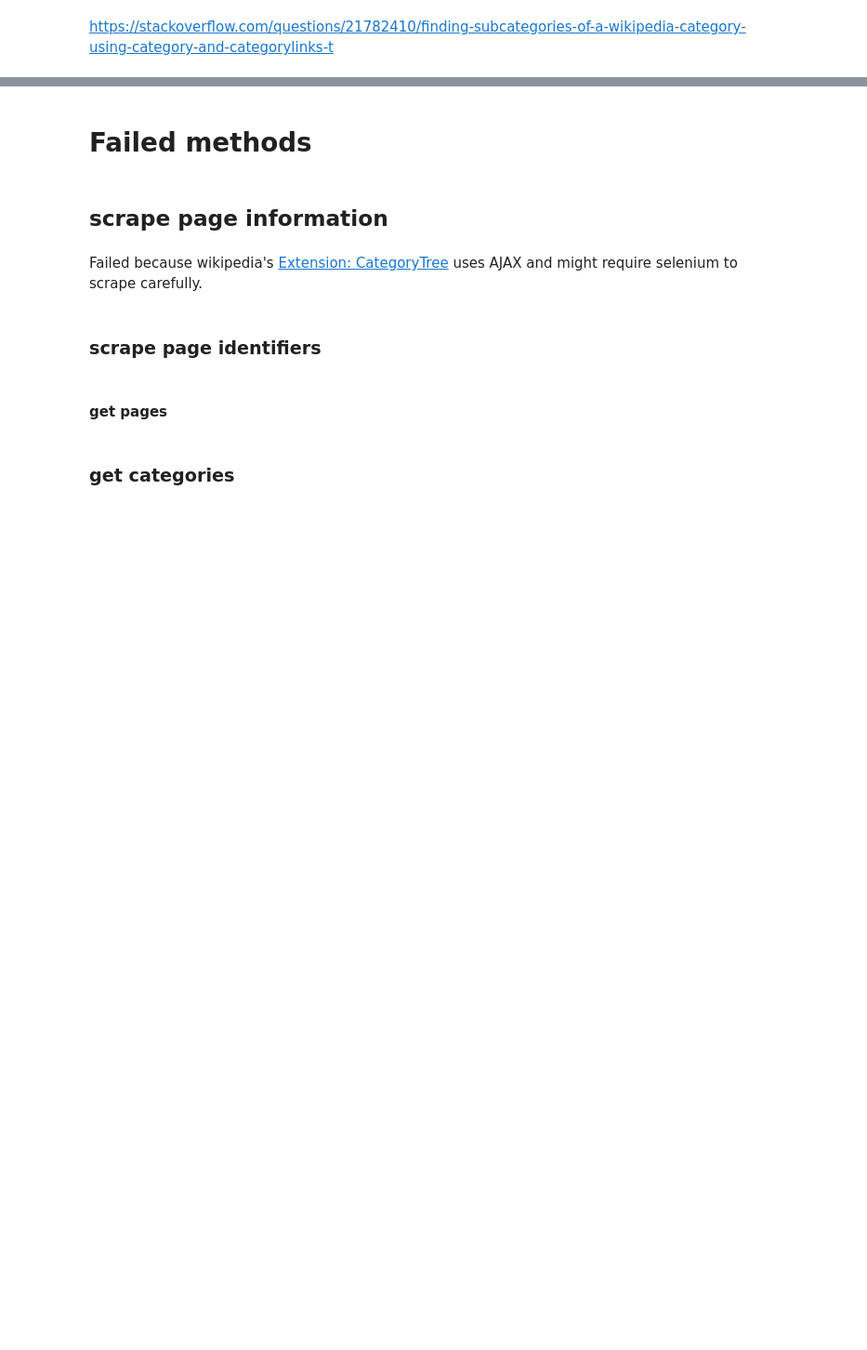
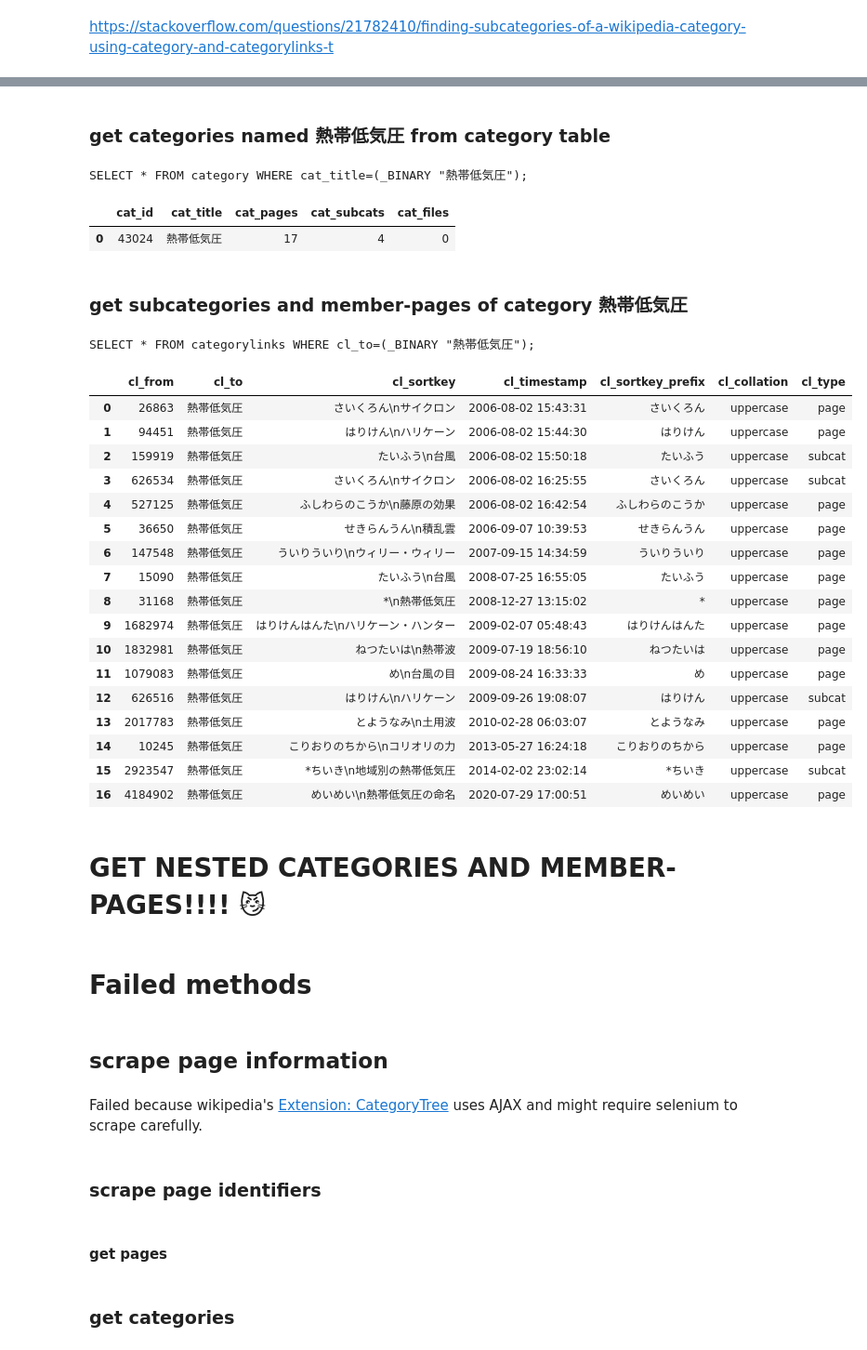
Before and after one commit to bhrdj/predwikt, a Jupyter notebook: notebooks/1.15-sfb-predict-jawiki-cyclone-edits.ipynb, the cells around one changed output, grey strips where cells are left out. Shown at 93% size. Drawn from its saved outputs; the diff is of its cells as text; code cells hidden in the pictures; blank space fills up the shorter version.

```diff
--- a/notebooks/1.15-sfb-predict-jawiki-cyclone-edits.ipynb
+++ b/notebooks/1.15-sfb-predict-jawiki-cyclone-edits.ipynb
@@ -130,7 +130,7 @@ mysql_superuser = 'root'
 # %% [markdown]
 #### Initialize a connection and cursor
 # %%
-host='localhost'; user=mysql_superuser; passwd=mysql_su_pass;
-cxn = mysql.connect(host=host,user=user,passwd=passwd) # database='latest_categorylinks' # not the first time around
+host='localhost'; user=mysql_superuser; passwd=mysql_su_pass; dbname='jawiki';
+cxn = mysql.connect(host=host,user=user,passwd=passwd, database=dbname) # not the first time around
 cur = cxn.cursor()
 # %% [markdown]
@@ -144,5 +137,0 @@ cur.execute('show databases;');      print(cur.fetchall())
-# %%
-dbname = 'latest_categorylinks'
-cur.execute(f'use {dbname};')
-cur.execute('select database();');   print(cur.fetchall())
-cur.execute('show tables;');         print(cur.fetchall())
@@ -189,0 +194,16 @@ https://stackoverflow.com/questions/21782410/finding-subcategories-of-a-wikipedi
+# %%
+def sql_loc(val, colname, tblname, engine=engine1):
+    """
+    Simple query for a SQL table like pandas "loc".
+    Returns tuple: (df, query)
+    """
+    # query
+    get_row_by_val = f'SELECT * FROM {tblname} WHERE {colname}=(_BINARY "{search_val}");'
+    selected_rows = pd.read_sql(get_row_by_val, engine)
+
+    # decode bytearrays for display in pandas
+    str_df = selected_rows.select_dtypes(['object'])       # get list of columns that need decoding
+    str_df = str_df.stack().str.decode('utf-8').unstack()   # decode those columms
+    for col in str_df:
+        selected_rows[col] = str_df[col]                   # replace in original df
+    return selected_rows, get_row_by_val
@@ -190,3 +222,39 @@ https://stackoverflow.com/questions/21782410/finding-subcategories-of-a-wikipedi
+# %% [markdown]
+### get categories named 熱帯低気圧 from category table
+# %%
+selection, query = sql_loc(val='熱帯低気圧', colname='cat_title', tblname='category', engine=engine1)
+print(query); selection
+# %% [output]
+SELECT * FROM category WHERE cat_title=(_BINARY "熱帯低気圧");
+|  | cat_id | cat_title | cat_pages | cat_subcats | cat_files |
+| 0 | 43024 | 熱帯低気圧 | 17 | 4 | 0 |
+# %% [markdown]
+### get subcategories and member-pages of category 熱帯低気圧
+# %%
+selection, query = sql_loc(val='熱帯低気圧', colname='cl_to', tblname='categorylinks', engine=engine1)
+print(query); selection
+# %% [output]
+SELECT * FROM categorylinks WHERE cl_to=(_BINARY "熱帯低気圧");
+|  | cl_from | cl_to | cl_sortkey | cl_timestamp | cl_sortkey_prefix | cl_collation | cl_type |
+| 0 | 26863 | 熱帯低気圧 | さいくろん\nサイクロン | 2006-08-02 15:43:31 | さいくろん | uppercase | page |
+| 1 | 94451 | 熱帯低気圧 | はりけん\nハリケーン | 2006-08-02 15:44:30 | はりけん | uppercase | page |
+| 2 | 159919 | 熱帯低気圧 | たいふう\n台風 | 2006-08-02 15:50:18 | たいふう | uppercase | subcat |
+| 3 | 626534 | 熱帯低気圧 | さいくろん\nサイクロン | 2006-08-02 16:25:55 | さいくろん | uppercase | subcat |
+| 4 | 527125 | 熱帯低気圧 | ふしわらのこうか\n藤原の効果 | 2006-08-02 16:42:54 | ふしわらのこうか | uppercase | page |
+| 5 | 36650 | 熱帯低気圧 | せきらんうん\n積乱雲 | 2006-09-07 10:39:53 | せきらんうん | uppercase | page |
+| 6 | 147548 | 熱帯低気圧 | ういりういり\nウィリー・ウィリー | 2007-09-15 14:34:59 | ういりういり | uppercase | page |
+| 7 | 15090 | 熱帯低気圧 | たいふう\n台風 | 2008-07-25 16:55:05 | たいふう | uppercase | page |
+| 8 | 31168 | 熱帯低気圧 | *\n熱帯低気圧 | 2008-12-27 13:15:02 | * | uppercase | page |
+| 9 | 1682974 | 熱帯低気圧 | はりけんはんた\nハリケーン・ハンター | 2009-02-07 05:48:43 | はりけんはんた | uppercase | page |
+| 10 | 1832981 | 熱帯低気圧 | ねつたいは\n熱帯波 | 2009-07-19 18:56:10 | ねつたいは | uppercase | page |
+| 11 | 1079083 | 熱帯低気圧 | め\n台風の目 | 2009-08-24 16:33:33 | め | uppercase | page |
+| 12 | 626516 | 熱帯低気圧 | はりけん\nハリケーン | 2009-09-26 19:08:07 | はりけん | uppercase | subcat |
+| 13 | 2017783 | 熱帯低気圧 | とようなみ\n土用波 | 2010-02-28 06:03:07 | とようなみ | uppercase | page |
+| 14 | 10245 | 熱帯低気圧 | こりおりのちから\nコリオリの力 | 2013-05-27 16:24:18 | こりおりのちから | uppercase | page |
+| 15 | 2923547 | 熱帯低気圧 | *ちいき\n地域別の熱帯低気圧 | 2014-02-02 23:02:14 | *ちいき | uppercase | subcat |
+| 16 | 4184902 | 熱帯低気圧 | めいめい\n熱帯低気圧の命名 | 2020-07-29 17:00:51 | めいめい | uppercase | page |
+# %% [markdown]
+# GET NESTED CATEGORIES AND MEMBER-PAGES!!!!   😼
 # %% [markdown]
 # Failed methods
 # %% [markdown]
```
Also changed, not shown: parts of 19 cells of this notebook.
